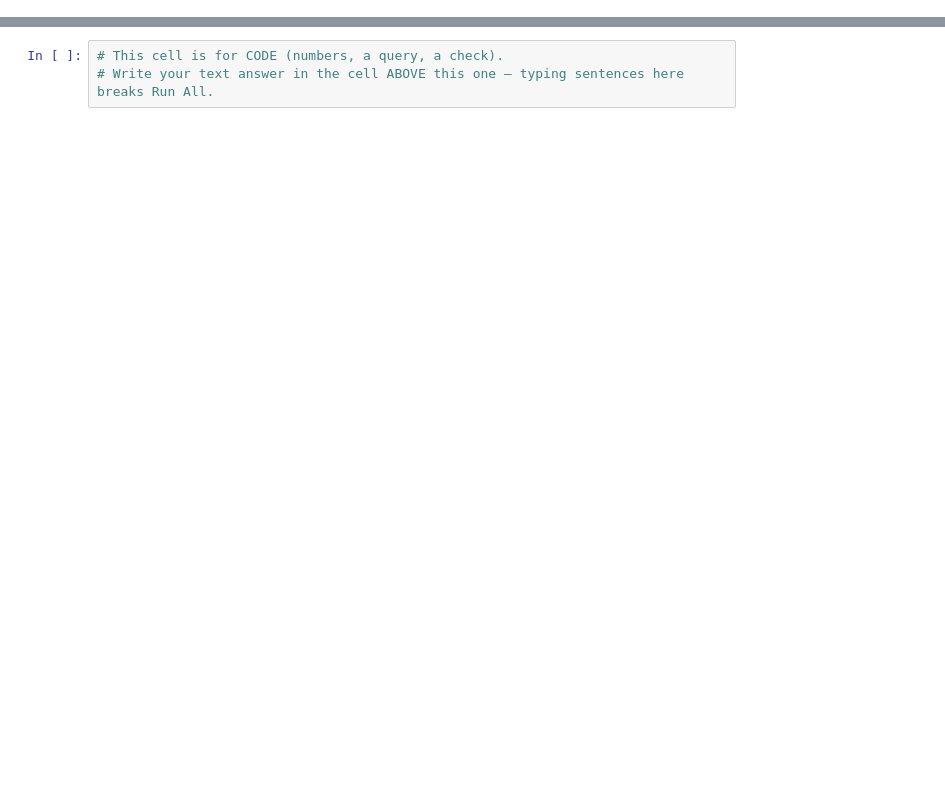
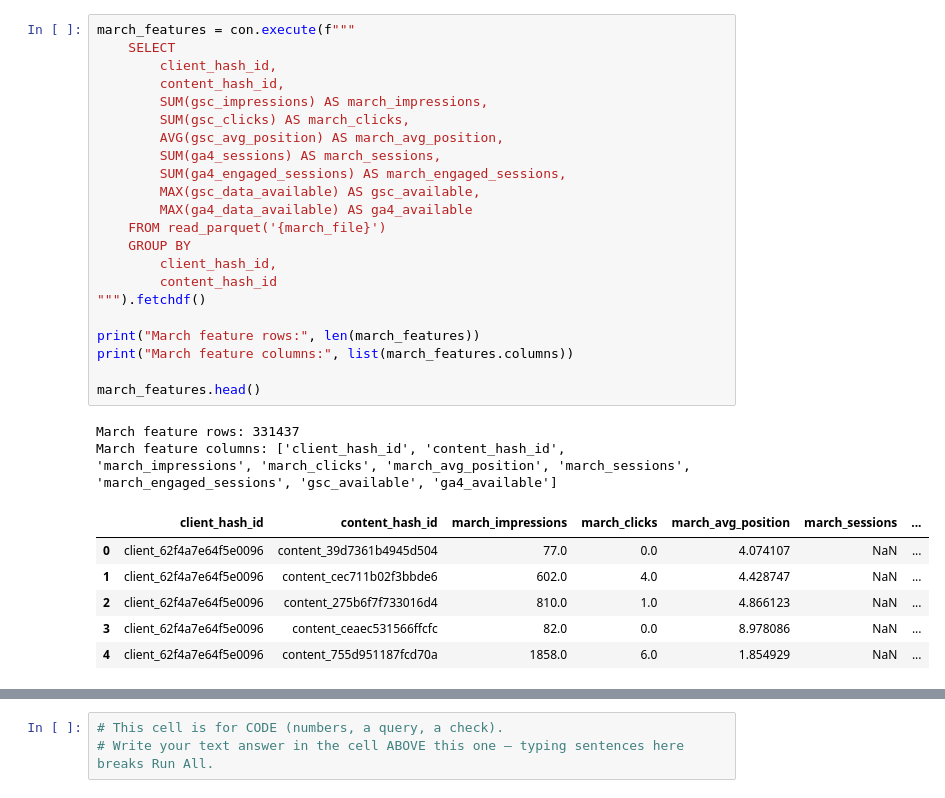
Before and after one commit to satyamgupta04/week1, a Jupyter notebook: work/notebooks/w05_model.ipynb, the cells around one changed output, grey strips where cells are left out. Drawn from its saved outputs; the diff is of its cells as text; blank space fills up the shorter version.

```diff
--- a/work/notebooks/w05_model.ipynb
+++ b/work/notebooks/w05_model.ipynb
@@ -12,0 +211,31 @@ This skeleton is yours to fill. Work the sections **in order** — each one has
+# %%
+march_features = con.execute(f"""
+    SELECT
+        client_hash_id,
+        content_hash_id,
+        SUM(gsc_impressions) AS march_impressions,
+        SUM(gsc_clicks) AS march_clicks,
+        AVG(gsc_avg_position) AS march_avg_position,
+        SUM(ga4_sessions) AS march_sessions,
+        SUM(ga4_engaged_sessions) AS march_engaged_sessions,
+        MAX(gsc_data_available) AS gsc_available,
+        MAX(ga4_data_available) AS ga4_available
+    FROM read_parquet('{march_file}')
+    GROUP BY
+        client_hash_id,
+        content_hash_id
+""").fetchdf()
+
+print("March feature rows:", len(march_features))
+print("March feature columns:", list(march_features.columns))
+
+march_features.head()
+# %% [output]
+March feature rows: 331437
+March feature columns: ['client_hash_id', 'content_hash_id', 'march_impressions', 'march_clicks', 'march_avg_position', 'march_sessions', 'march_engaged_sessions', 'gsc_available', 'ga4_available']
+|  | client_hash_id | content_hash_id | march_impressions | march_clicks | march_avg_position | march_sessions | ... |
+| 0 | client_62f4a7e64f5e0096 | content_39d7361b4945d504 | 77.0 | 0.0 | 4.074107 | NaN | ... |
+| 1 | client_62f4a7e64f5e0096 | content_cec711b02f3bbde6 | 602.0 | 4.0 | 4.428747 | NaN | ... |
+| 2 | client_62f4a7e64f5e0096 | content_275b6f7f733016d4 | 810.0 | 1.0 | 4.866123 | NaN | ... |
+| 3 | client_62f4a7e64f5e0096 | content_ceaec531566ffcfc | 82.0 | 0.0 | 8.978086 | NaN | ... |
+| 4 | client_62f4a7e64f5e0096 | content_755d951187fcd70a | 1858.0 | 6.0 | 1.854929 | NaN | ... |
```
Also changed, not shown: parts of 31 cells of this notebook.
